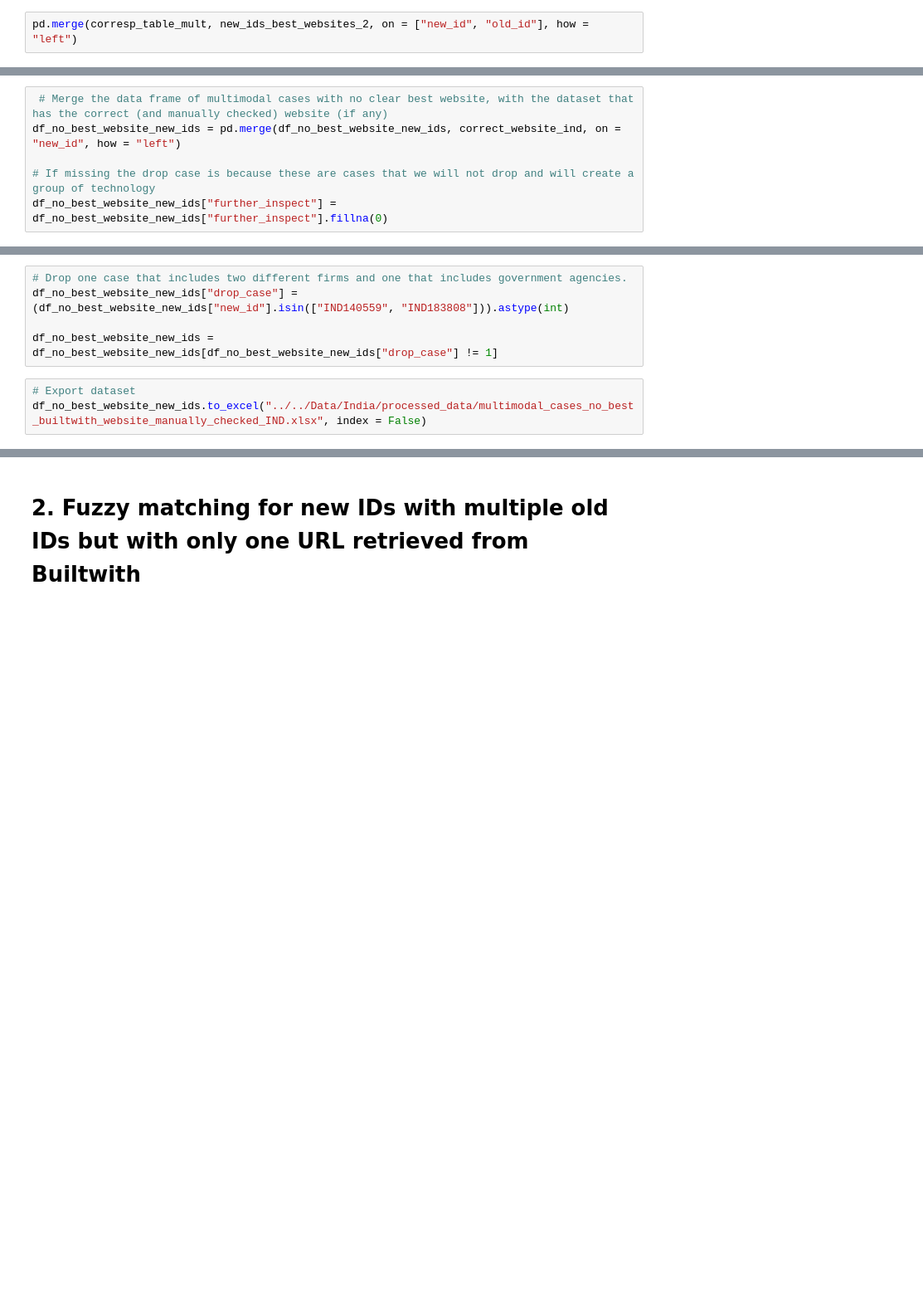
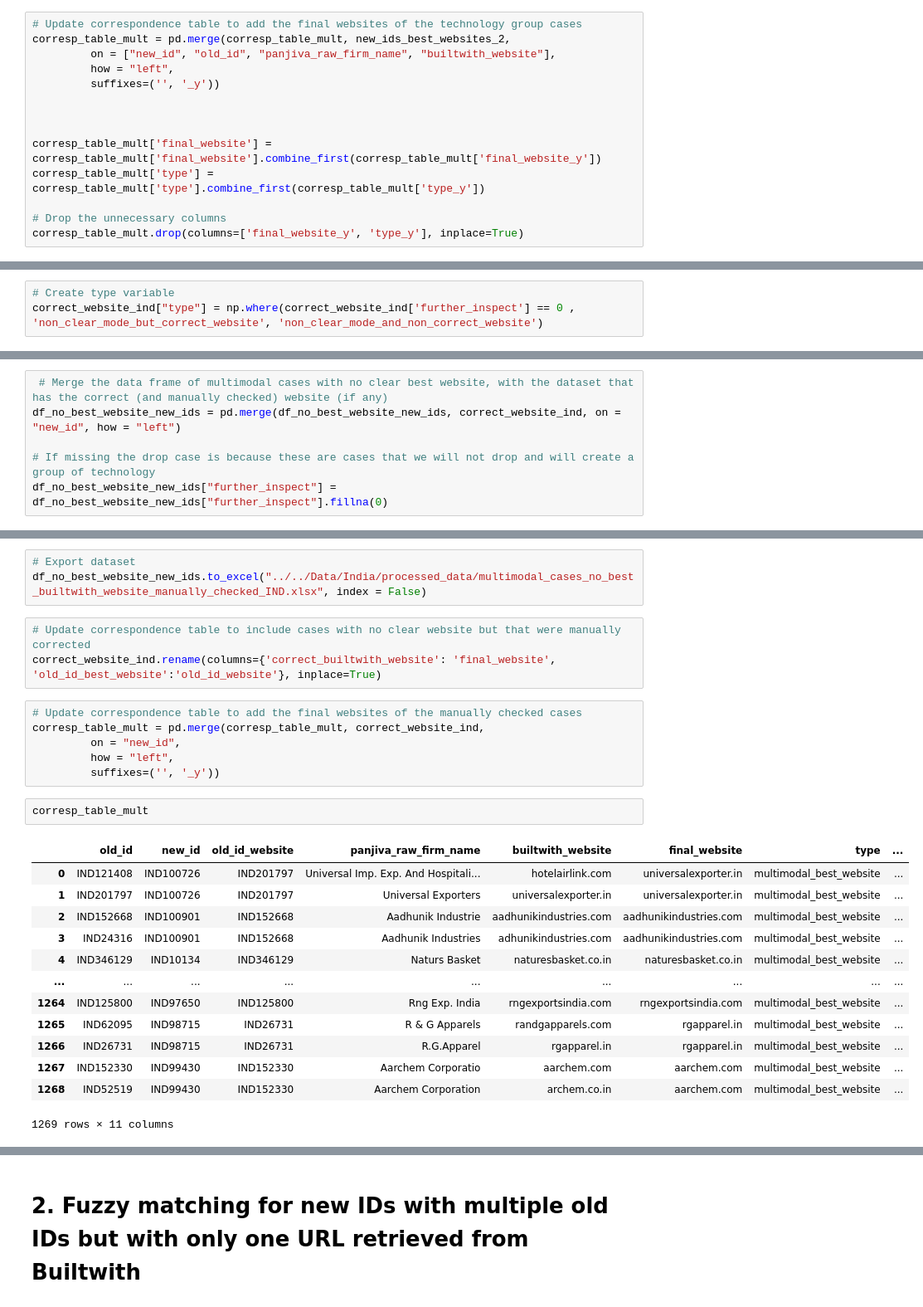
Before and after one commit to simncg/tech_proj, a Jupyter notebook: Codes/India/fuzzy_matching_multimodal_cases_IND.ipynb, the cells around one changed output, grey strips where cells are left out. Shown: that part at 83% size. Cells and saved outputs as stored; diff of their text form; blank space fills up the shorter version.

```diff
--- a/Codes/India/fuzzy_matching_multimodal_cases_IND.ipynb
+++ b/Codes/India/fuzzy_matching_multimodal_cases_IND.ipynb
@@ -556,3 +572,15 @@ new_ids_best_websites_2
 # %%
-pd.merge(corresp_table_mult, new_ids_best_websites_2, on = ["new_id", "old_id"], how = "left")
+# Update correspondence table to add the final websites of the technology group cases
+corresp_table_mult = pd.merge(corresp_table_mult, new_ids_best_websites_2,
+         on = ["new_id", "old_id", "panjiva_raw_firm_name", "builtwith_website"],
+         how = "left",
+         suffixes=('', '_y'))
+
+
+
+corresp_table_mult['final_website'] = corresp_table_mult['final_website'].combine_first(corresp_table_mult['final_website_y'])
+corresp_table_mult['type'] = corresp_table_mult['type'].combine_first(corresp_table_mult['type_y'])
+
+# Drop the unnecessary columns
+corresp_table_mult.drop(columns=['final_website_y', 'type_y'], inplace=True)
 # %%
@@ -589,0 +628,3 @@ df_no_best_website_new_ids[df_no_best_website_new_ids["new_id"].isin(m)]
+# %%
+# Create type variable
+correct_website_ind["type"] = np.where(correct_website_ind['further_inspect'] == 0 , 'non_clear_mode_but_correct_website', 'non_clear_mode_and_non_correct_website')
@@ -607,8 +711,28 @@ df_no_best_website_new_ids[df_no_best_website_new_ids["further_inspect"] == 1]
-# %%
-# Drop one case that includes two different firms and one that includes government agencies.
-df_no_best_website_new_ids["drop_case"] = (df_no_best_website_new_ids["new_id"].isin(["IND140559", "IND183808"])).astype(int)
-
-df_no_best_website_new_ids = df_no_best_website_new_ids[df_no_best_website_new_ids["drop_case"] != 1]
 # %%
 # Export dataset
 df_no_best_website_new_ids.to_excel("../../Data/India/processed_data/multimodal_cases_no_best_builtwith_website_manually_checked_IND.xlsx", index = False)
+# %%
+# Update correspondence table to include cases with no clear website but that were manually corrected
+correct_website_ind.rename(columns={'correct_builtwith_website': 'final_website', 'old_id_best_website':'old_id_website'}, inplace=True)
+# %%
+# Update correspondence table to add the final websites of the manually checked cases
+corresp_table_mult = pd.merge(corresp_table_mult, correct_website_ind,
+         on = "new_id",
+         how = "left",
+         suffixes=('', '_y'))
+# %%
+corresp_table_mult
+# %% [output]
+|  | old_id | new_id | old_id_website | panjiva_raw_firm_name | builtwith_website | final_website | type | ... |
+| 0 | IND121408 | IND100726 | IND201797 | Universal Imp. Exp. And Hospitali... | hotelairlink.com | universalexporter.in | multimodal_best_website | ... |
+| 1 | IND201797 | IND100726 | IND201797 | Universal Exporters | universalexporter.in | universalexporter.in | multimodal_best_website | ... |
+| 2 | IND152668 | IND100901 | IND152668 | Aadhunik Industrie | aadhunikindustries.com | aadhunikindustries.com | multimodal_best_website | ... |
+| 3 | IND24316 | IND100901 | IND152668 | Aadhunik Industries | adhunikindustries.com | aadhunikindustries.com | multimodal_best_website | ... |
+| 4 | IND346129 | IND10134 | IND346129 | Naturs Basket | naturesbasket.co.in | naturesbasket.co.in | multimodal_best_website | ... |
+| ... | ... | ... | ... | ... | ... | ... | ... | ... |
+| 1264 | IND125800 | IND97650 | IND125800 | Rng Exp. India | rngexportsindia.com | rngexportsindia.com | multimodal_best_website | ... |
+| 1265 | IND62095 | IND98715 | IND26731 | R & G Apparels | randgapparels.com | rgapparel.in | multimodal_best_website | ... |
+| 1266 | IND26731 | IND98715 | IND26731 | R.G.Apparel | rgapparel.in | rgapparel.in | multimodal_best_website | ... |
+| 1267 | IND152330 | IND99430 | IND152330 | Aarchem Corporatio | aarchem.com | aarchem.com | multimodal_best_website | ... |
+| 1268 | IND52519 | IND99430 | IND152330 | Aarchem Corporation | archem.co.in | aarchem.com | multimodal_best_website | ... |
+1269 rows × 11 columns
```
Also changed, not shown: parts of 44 cells of this notebook, 1 other file.
